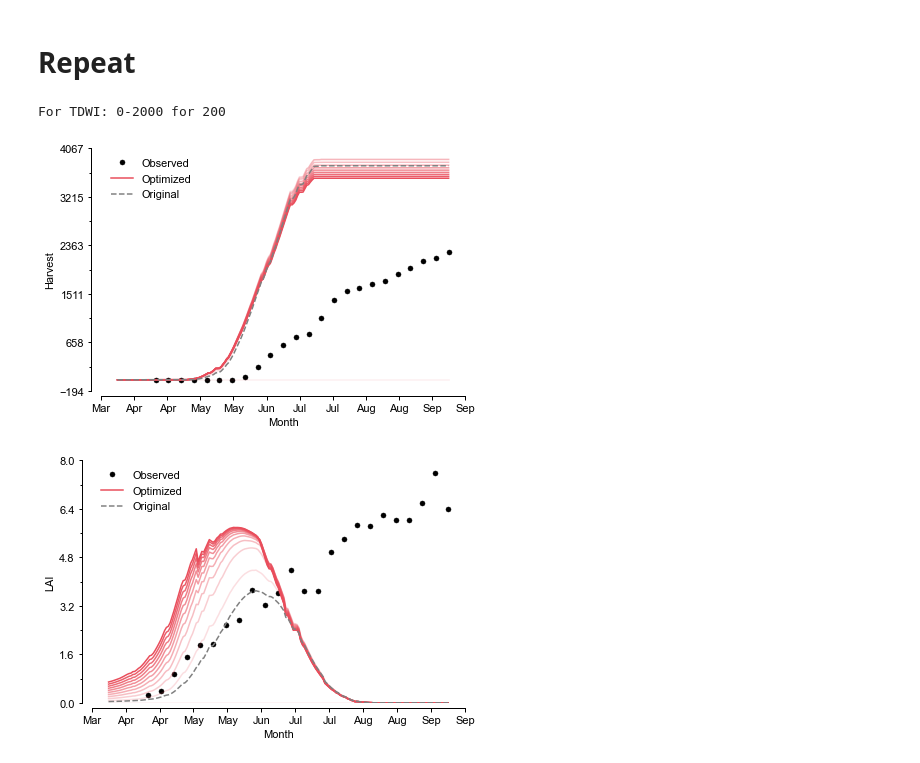
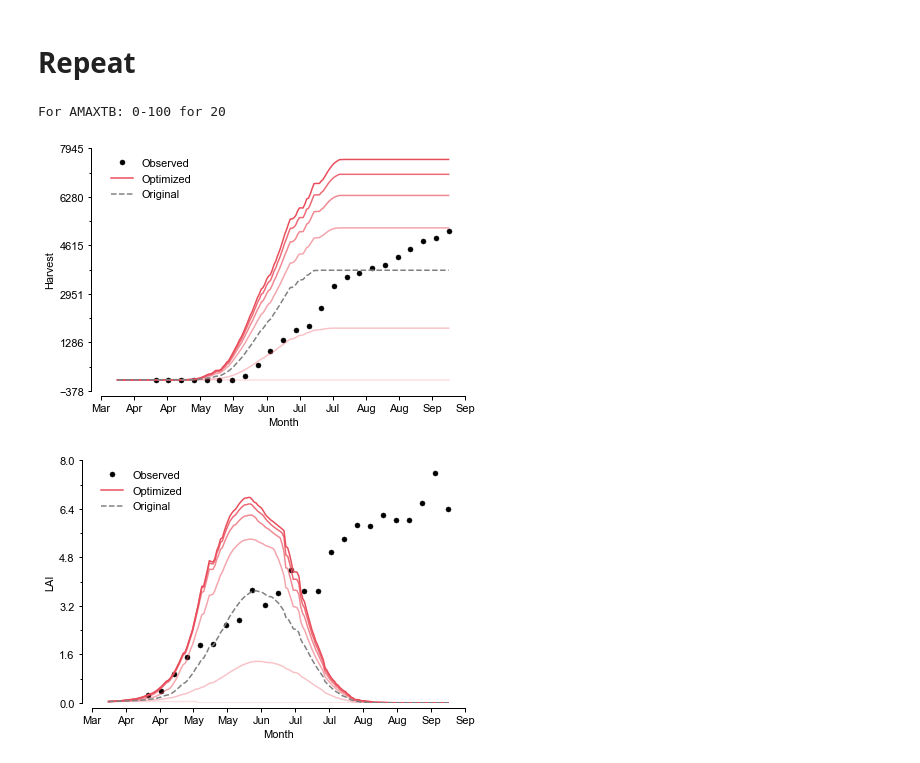
Before and after one commit to ataraxno/pcse_calibration, a Jupyter notebook: 04_manual_one_param_search.ipynb, the cells around one changed output. Cells and saved outputs as stored; diff of their text form; code cells hidden in the pictures.

```diff
--- a/04_manual_one_param_search.ipynb
+++ b/04_manual_one_param_search.ipynb
@@ -34,6 +34,9 @@ target_output = target_output.loc[~target_output.loc[:, 'LAI'].isna()]
 # %%
 target_output = target_output.loc[:, ['LAI', 'cum_harvest']]
 target_output.columns = ['LAI', 'TWSO']
+# %%
+FACTOR = 0.075
+target_output.loc[:, 'TWSO'] *= FACTOR
 # %%
 CROP_NAME = 'soybean'
 VARIETY_NAME = 'Soybean_906'
@@ -97,3 +90,13 @@ for_params = np.linspace(params_range[0], params_range[-1], int(params_range[-1]
+# %%
+target_param = 'AMAXTB'
+params_range = [0, 100]
+target_obj = ['TWSO', 'LAI']
+step_size = 20
+
+temp_list = np.linspace(params_range[0], params_range[-1], int(params_range[-1]/step_size)+1)
+for_params = []
+for _ in temp_list:
+    for_params.append([0.0, _, 2.0, _])
 # %% [markdown]
 목표로 하는 파라미터를 설정하고, 탐색하고자 하는 범위와 간격을 정합니다.
 # %%
@@ -107,12 +110,12 @@ lai_result = []
 losses = []
 print(f'For {target_param}: {params_range[0]}-{params_range[-1]} for {step_size}')
 for PARAM in for_params:
-    objfunc_calculator = ObjectiveFunctionCalculator([target_param], target_obj, params, wdp, agro, target_output)
-    _ = objfunc_calculator({target_param: PARAM})
+    objfunc_calculator = ObjectiveFunctionCalculator({target_param}, target_obj, params, wdp, agro, target_output)
+    _ = objfunc_calculator({target_param: PARAM}, is_train=False)
 
-    twso_result.append(objfunc_calculator.df_sim.TWSO)
-    lai_result.append(objfunc_calculator.df_sim.LAI)
-    losses.append(objfunc_calculator.loss)
+    twso_result.append(objfunc_calculator.sim.TWSO)
+    lai_result.append(objfunc_calculator.sim.LAI)
+    losses.append(_)
     gc.collect()
 # %% [output]
-For TDWI: 0-2000 for 200
+For AMAXTB: 0-100 for 20
@@ -125,28 +125,28 @@ lai_result = pd.concat(lai_result, axis=1)
 # %%
 fig = plt.figure(figsize=((8/2.54*2), (6/2.54*1.8)))
 ax = plt.subplot()
 ax.spines['right'].set_visible(False)
 ax.spines['left'].set_position(('outward', 10))
 ax.spines['bottom'].set_position(('outward', 5))
 
 obs, = ax.plot(target_output.index, target_output.TWSO, 'o', ms=5, mew=0.5, mec='k', c='k')
 for i in range(twso_result.shape[1]):
     opt, = ax.plot(twso_result.index, twso_result.iloc[:, i], c=cmap[0], alpha=(i+1)/twso_result.shape[1])
-_ = objfunc_calculator(origin_value)
-ori, = ax.plot(objfunc_calculator.df_sim.index, objfunc_calculator.df_sim.TWSO, "--", c='gray')
+_ = objfunc_calculator(origin_value, is_train=False)
+ori, = ax.plot(objfunc_calculator.sim.index, objfunc_calculator.sim.TWSO, "--", c='gray')
 
 ax.xaxis.set_major_formatter(mdates.DateFormatter('%b'))
 ax.xaxis.set_major_locator(LinearLocator(12))
 ax.yaxis.set_major_locator(LinearLocator(6))
 ax.yaxis.set_minor_locator(LinearLocator(11))
 ax.set_xlabel('Month')
 ax.set_ylabel('Harvest')
 
 plt.legend(handles=[obs, opt, ori], labels=['Observed', 'Optimized', 'Original'], frameon=False, loc=0)
 fig.tight_layout()
 plt.show()
 # %% [output]
-[figure, old version]
+[figure, new version]
 # %%
 fig = plt.figure(figsize=((8/2.54*2), (6/2.54*1.8)))
 ax = plt.subplot()
@@ -157,8 +157,8 @@ ax.spines['bottom'].set_position(('outward', 5))
 obs, = ax.plot(target_output.index, target_output.LAI, 'o', ms=5, mew=0.5, mec='k', c='k')
 for i in range(lai_result.shape[1]):
     opt, = ax.plot(lai_result.index, lai_result.iloc[:, i], c=cmap[0], alpha=(i+1)/lai_result.shape[1])
-_ = objfunc_calculator(origin_value)
-ori, = ax.plot(objfunc_calculator.df_sim.index, objfunc_calculator.df_sim.LAI, "--", c='gray')
+_ = objfunc_calculator(origin_value, is_train=False)
+ori, = ax.plot(objfunc_calculator.sim.index, objfunc_calculator.sim.LAI, "--", c='gray')
 
 ax.xaxis.set_major_formatter(mdates.DateFormatter('%b'))
 ax.xaxis.set_major_locator(LinearLocator(12))
@@ -172,4 +172,4 @@ plt.legend(handles=[obs, opt, ori], labels=['Observed', 'Optimized', 'Original']
 fig.tight_layout()
 plt.show()
 # %% [output]
-[figure, old version]
+[figure, new version]
```
Also changed, not shown: parts of 4 cells of this notebook, 4 other files.
